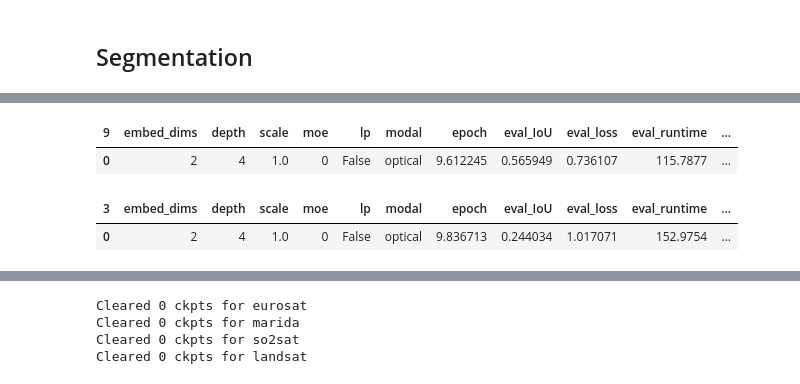
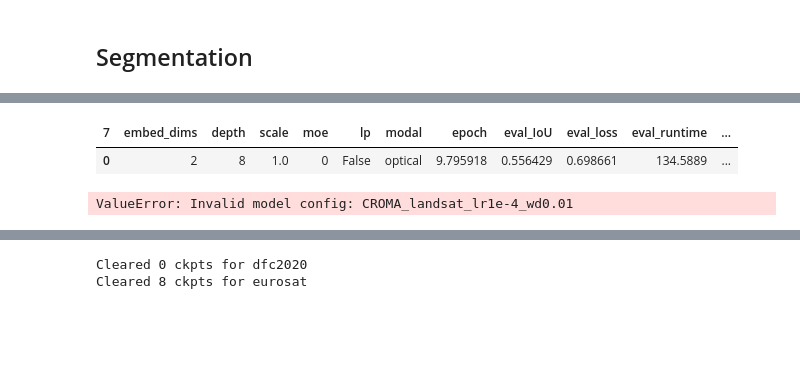
Before and after one commit to uiuctml/GeospatialFM, a Jupyter notebook: collect_results.ipynb, the cells around one changed output, grey strips where cells are left out. Cells and saved outputs as stored; diff of their text form; code cells hidden in the pictures; blank space fills up the shorter version.

```diff
--- a/collect_results.ipynb
+++ b/collect_results.ipynb
@@ -27,6 +27,8 @@ def collect_results(model_name, dataset, metric_name, filter_key:dict=None):
 
     df_all = []
     for dir in os.listdir(dataset_dir):
+        if model_name not in dir:
+            continue
         target_file = os.path.join(dataset_dir, dir, "test_results.json")
         try:
             with open(target_file, 'r') as f:
@@ -164,12 +166,12 @@ df_all_stat
 # %%
 dataset = 'marida'
 metric_name = 'eval_IoU'
 
-df_all, df_all_stat = collect_results(model_name, dataset, metric_name, filter_key={"ckpt": 73800})
+df_all, df_all_stat = collect_results(model_name, dataset, metric_name, filter_key={"ckpt": 94200})
 df_all_stat
 # %% [output]
-| 9 | embed_dims | depth | scale | moe | lp | modal | epoch | eval_IoU | eval_loss | eval_runtime | ... |
-| 0 | 2 | 4 | 1.0 | 0 | False | optical | 9.612245 | 0.565949 | 0.736107 | 115.7877 | ... |
+| 7 | embed_dims | depth | scale | moe | lp | modal | epoch | eval_IoU | eval_loss | eval_runtime | ... |
+| 0 | 2 | 8 | 1.0 | 0 | False | optical | 9.795918 | 0.556429 | 0.698661 | 134.5889 | ... |
 # %%
 dataset = 'landsat'
 metric_name = 'eval_IoU'
@@ -177,8 +179,7 @@ metric_name = 'eval_IoU'
 df_all, df_all_stat = collect_results(model_name, dataset, metric_name, filter_key={"ckpt": 73800})
 df_all_stat
 # %% [output]
-| 3 | embed_dims | depth | scale | moe | lp | modal | epoch | eval_IoU | eval_loss | eval_runtime | ... |
-| 0 | 2 | 4 | 1.0 | 0 | False | optical | 9.836713 | 0.244034 | 1.017071 | 152.9754 | ... |
+ValueError: Invalid model config: CROMA_landsat_lr1e-4_wd0.01
 # %%
 df_all
 # %% [output]
@@ -199,13 +200,11 @@ df_all
 # %%
 # clear_ckpts("bigearthnet")
 # clear_ckpts("segmunich")
-# clear_ckpts("dfc2020")
+clear_ckpts("dfc2020")
 clear_ckpts("eurosat")
-clear_ckpts("marida")
-clear_ckpts("so2sat")
-clear_ckpts("landsat")
+# clear_ckpts("marida")
+# clear_ckpts("so2sat")
+# clear_ckpts("landsat")
 # %% [output]
-Cleared 0 ckpts for eurosat
-Cleared 0 ckpts for marida
-Cleared 0 ckpts for so2sat
-Cleared 0 ckpts for landsat
+Cleared 0 ckpts for dfc2020
+Cleared 8 ckpts for eurosat
```
Also changed, not shown: parts of 5 cells of this notebook.
